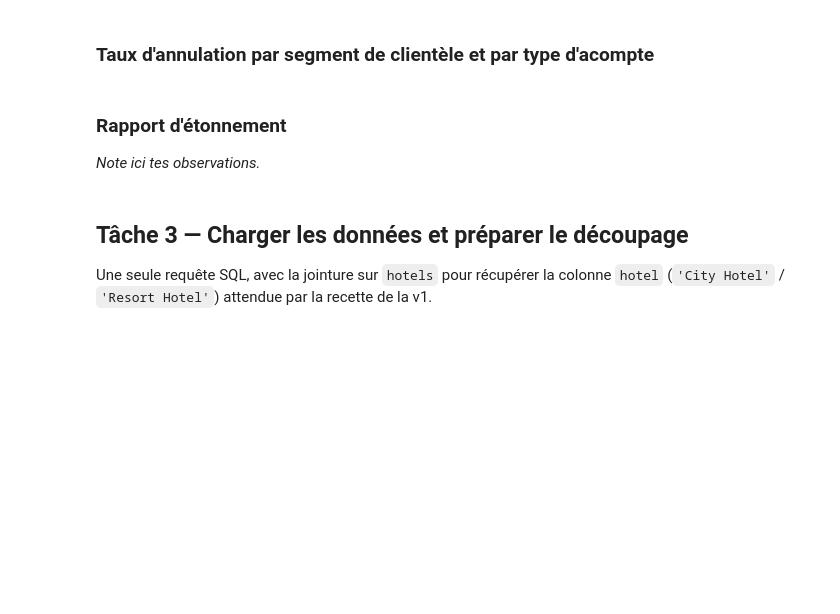
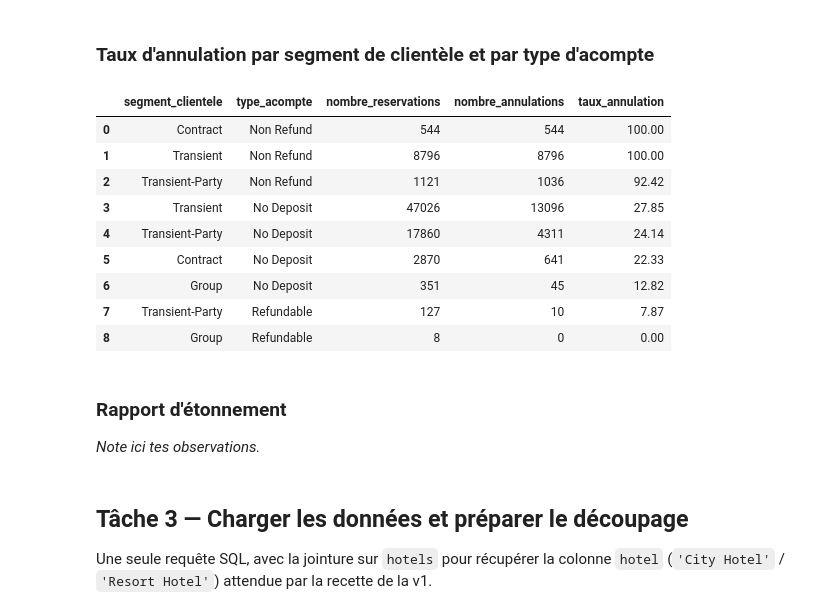
Before and after one commit to hamzaAlhousseini/M1-B1-annulation-v2-Hamza, a Jupyter notebook: notebooks/01_exploration.ipynb, the cells around one changed output. Saved outputs shown, nothing was run; the diff lists cells and outputs as text; code cells hidden in the pictures; blank space fills up the shorter version.

```diff
--- a/notebooks/01_exploration.ipynb
+++ b/notebooks/01_exploration.ipynb
@@ -53,3 +176,40 @@ query = text("""
+# %%
+# # Taux d'annulation par segment de clientèle et type d'acompte
+query = text("""
+    SELECT
+        customer_type AS segment_clientele,
+        deposit_type AS type_acompte,
+
+        COUNT(reservation_id) AS nombre_reservations,
+        SUM(is_canceled) AS nombre_annulations,
+
+        ROUND(
+            SUM(is_canceled) * 100.0 / COUNT(reservation_id),
+            2
+        ) AS taux_annulation
+
+    FROM reservations
+
+    GROUP BY customer_type, deposit_type
+
+    ORDER BY taux_annulation DESC
+""")
+
+# Exécuter la requête et afficher les résultats
+df_segment = pd.read_sql(query, engine)
+
+df_segment
+# %% [output]
+|  | segment_clientele | type_acompte | nombre_reservations | nombre_annulations | taux_annulation |
+| 0 | Contract | Non Refund | 544 | 544 | 100.00 |
+| 1 | Transient | Non Refund | 8796 | 8796 | 100.00 |
+| 2 | Transient-Party | Non Refund | 1121 | 1036 | 92.42 |
+| 3 | Transient | No Deposit | 47026 | 13096 | 27.85 |
+| 4 | Transient-Party | No Deposit | 17860 | 4311 | 24.14 |
+| 5 | Contract | No Deposit | 2870 | 641 | 22.33 |
+| 6 | Group | No Deposit | 351 | 45 | 12.82 |
+| 7 | Transient-Party | Refundable | 127 | 10 | 7.87 |
+| 8 | Group | Refundable | 8 | 0 | 0.00 |
 # %% [markdown]
 ### Rapport d'étonnement
 
```
Also changed, not shown: parts of 14 cells of this notebook, 3 other files.
